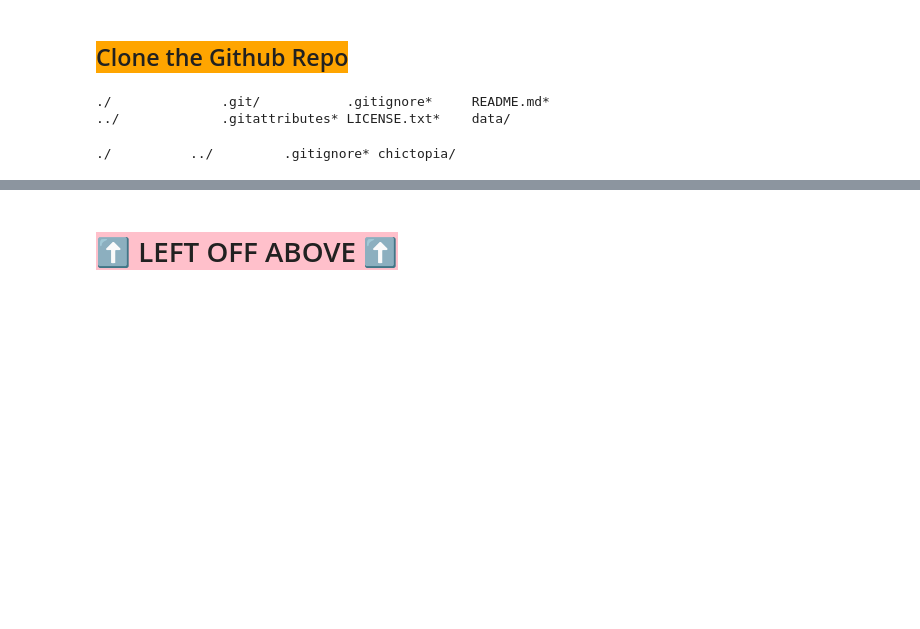
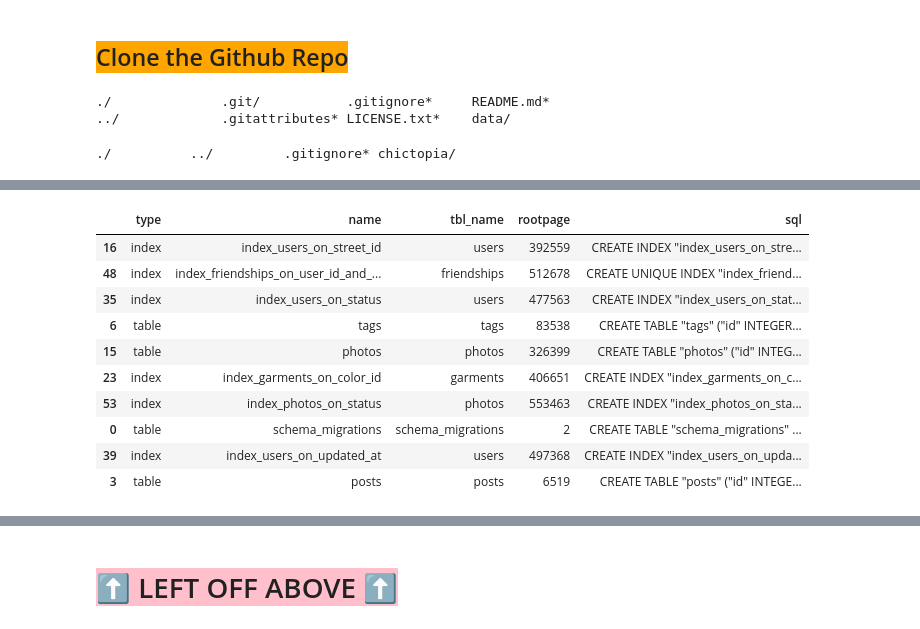
Before and after one commit to StyleVerse/Outfit-Recommender, a Jupyter notebook: notebooks/Step2_EDA/Step2_EDA_PaperDolls.ipynb, the cells around one changed output, grey strips where cells are left out. Cells and saved outputs as stored; diff of their text form; code cells hidden in the pictures; blank space fills up the shorter version.

```diff
--- a/notebooks/Step2_EDA/Step2_EDA_PaperDolls.ipynb
+++ b/notebooks/Step2_EDA/Step2_EDA_PaperDolls.ipynb
@@ -155,0 +214,19 @@ gunzip -c chictopia.sql.gz | sqlite3 chictopia.sqlite3
+# %%
+# Gettin schema
+schema_list = pd.read_sql("""SELECT *
+FROM sqlite_schema
+""",con=db)
+
+schema_list.sample(n=10)
+# %% [output]
+|  | type | name | tbl_name | rootpage | sql |
+| 16 | index | index_users_on_street_id | users | 392559 | CREATE INDEX "index_users_on_stre... |
+| 48 | index | index_friendships_on_user_id_and_... | friendships | 512678 | CREATE UNIQUE INDEX "index_friend... |
+| 35 | index | index_users_on_status | users | 477563 | CREATE INDEX "index_users_on_stat... |
+| 6 | table | tags | tags | 83538 | CREATE TABLE "tags" ("id" INTEGER... |
+| 15 | table | photos | photos | 326399 | CREATE TABLE "photos" ("id" INTEG... |
+| 23 | index | index_garments_on_color_id | garments | 406651 | CREATE INDEX "index_garments_on_c... |
+| 53 | index | index_photos_on_status | photos | 553463 | CREATE INDEX "index_photos_on_sta... |
+| 0 | table | schema_migrations | schema_migrations | 2 | CREATE TABLE "schema_migrations" ... |
+| 39 | index | index_users_on_updated_at | users | 497368 | CREATE INDEX "index_users_on_upda... |
+| 3 | table | posts | posts | 6519 | CREATE TABLE "posts" ("id" INTEGE... |
```
Also changed, not shown: parts of 50 cells of this notebook.
